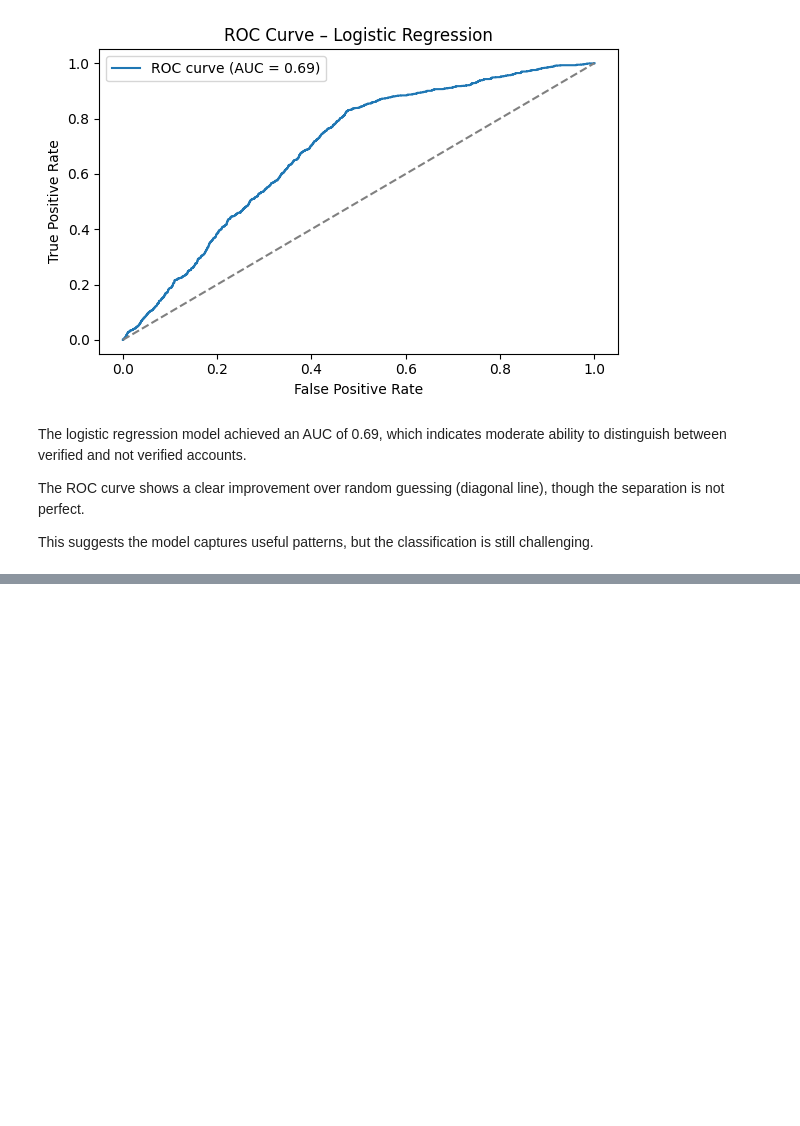
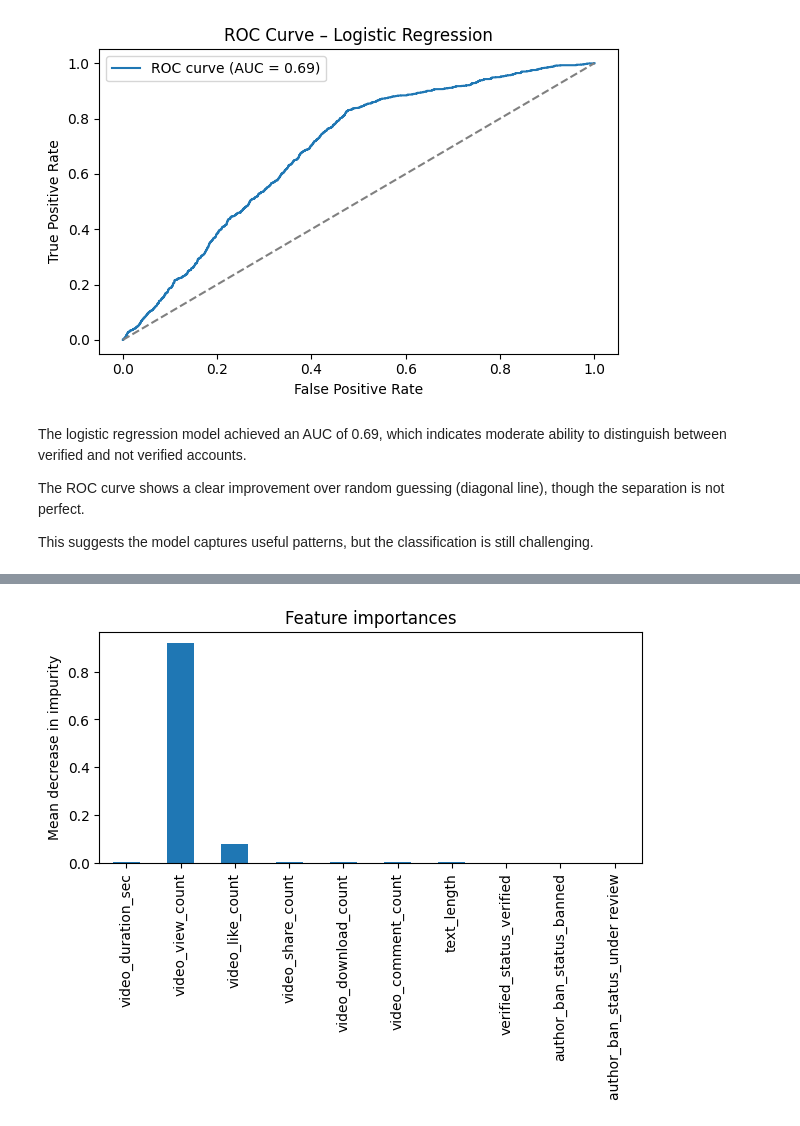
Before and after one commit to moniqa02/TikTokClaims, a Jupyter notebook: TiktokAnalysis.ipynb, the cells around one changed output, grey strips where cells are left out. Drawn from its saved outputs; the diff is of its cells as text; code cells hidden in the pictures; blank space fills up the shorter version.

```diff
--- a/TiktokAnalysis.ipynb
+++ b/TiktokAnalysis.ipynb
@@ -611,0 +720,11 @@ models_results_df
+# %%
+importances_rfc = rfc_cv.best_estimator_.feature_importances_
+rfc_importances = pd.Series(importances_rfc, index=X_val.columns)
+
+plt.figure(figsize=(7,3))
+rfc_importances.plot.bar()
+plt.title('Feature importances')
+plt.ylabel('Mean decrease in impurity')
+plt.show()
+# %% [output]
+[figure, added]
```
Also changed, not shown: parts of 35 cells of this notebook, 1 other file.
